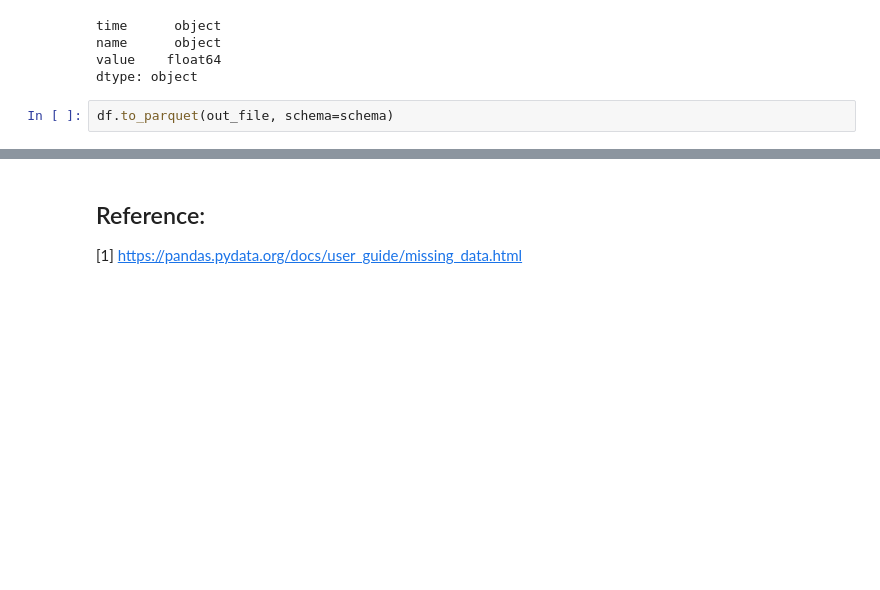
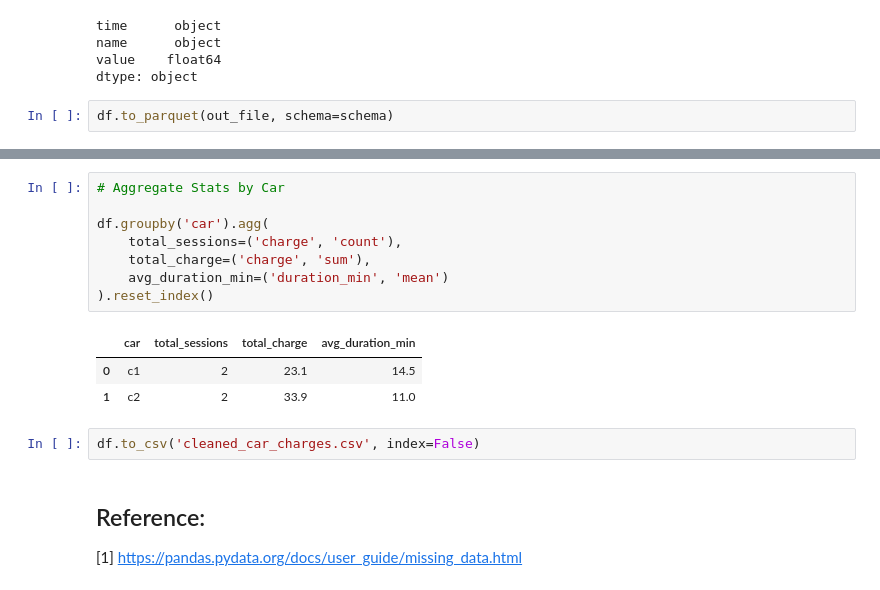
Before and after one commit to samira-shy/Python, a Jupyter notebook: Data Cleaning/datacleaning.ipynb, the cells around one changed output, grey strips where cells are left out. Cells and saved outputs as stored; diff of their text form; blank space fills up the shorter version.

```diff
--- a/Data Cleaning/datacleaning.ipynb
+++ b/Data Cleaning/datacleaning.ipynb
@@ -593,3 +717,17 @@ df.to_parquet(out_file, schema=schema)
+# %%
+# Aggregate Stats by Car
+
+df.groupby('car').agg(
+    total_sessions=('charge', 'count'),
+    total_charge=('charge', 'sum'),
+    avg_duration_min=('duration_min', 'mean')
+).reset_index()
+# %% [output]
+|  | car | total_sessions | total_charge | avg_duration_min |
+| 0 | c1 | 2 | 23.1 | 14.5 |
+| 1 | c2 | 2 | 33.9 | 11.0 |
+# %%
+df.to_csv('cleaned_car_charges.csv', index=False)
 # %% [markdown]
 ## Reference:
 [1] https://pandas.pydata.org/docs/user_guide/missing_data.html
```
Also changed, not shown: parts of 9 cells of this notebook, 21 other files.
